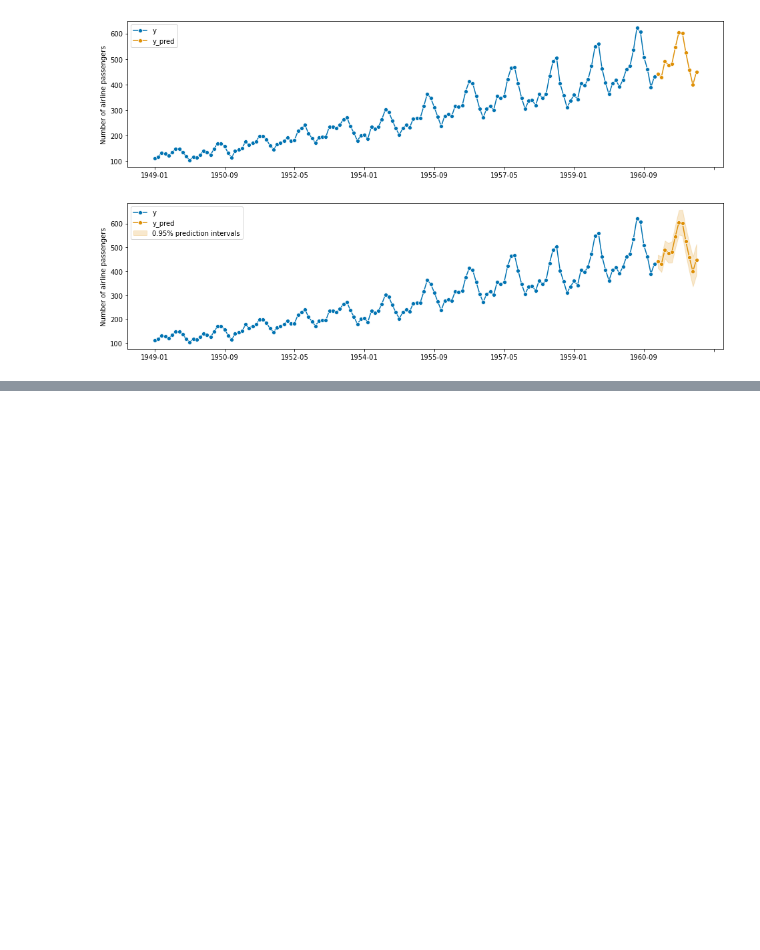
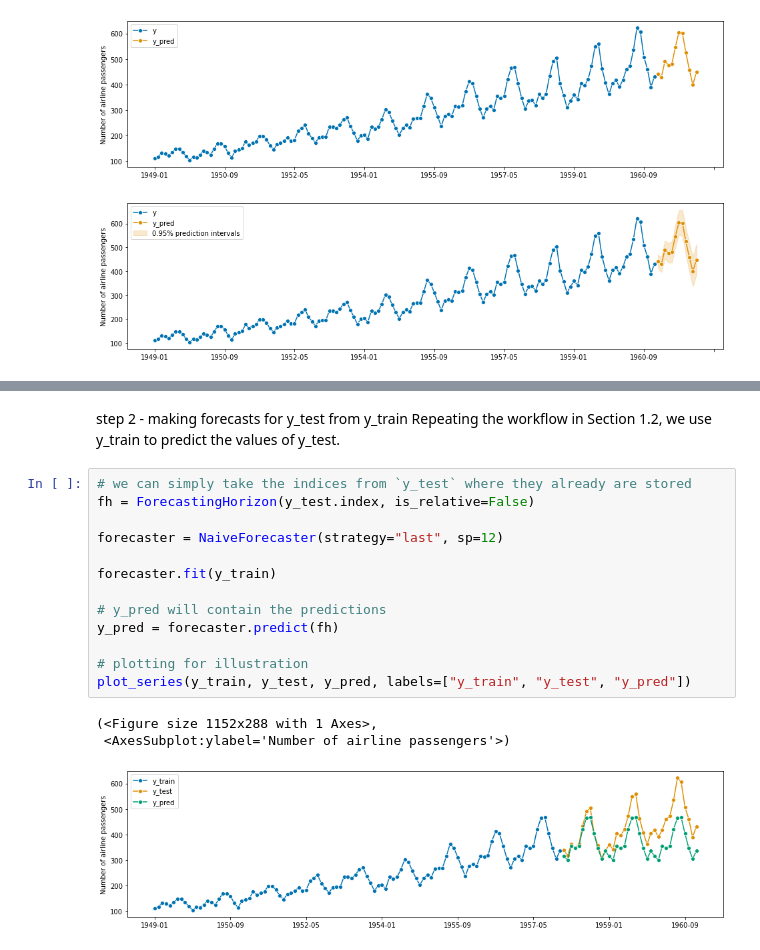
Before and after one commit to TNTran92/sktime, a Jupyter notebook: introduction_to_sktime/01 - Basic Forecasting Workflow.ipynb, the cells around one changed output, grey strips where cells are left out. Saved outputs shown, nothing was run; the diff lists cells and outputs as text; blank space fills up the shorter version.

```diff
--- a/introduction_to_sktime/01 - Basic Forecasting Workflow.ipynb
+++ b/introduction_to_sktime/01 - Basic Forecasting Workflow.ipynb
@@ -322,0 +359,20 @@ ax.legend();
+# %% [markdown]
+step 2 - making forecasts for y_test from y_train
+Repeating the workflow in Section 1.2, we use y_train to predict the values of y_test.
+# %%
+# we can simply take the indices from `y_test` where they already are stored
+fh = ForecastingHorizon(y_test.index, is_relative=False)
+
+forecaster = NaiveForecaster(strategy="last", sp=12)
+
+forecaster.fit(y_train)
+
+# y_pred will contain the predictions
+y_pred = forecaster.predict(fh)
+
+# plotting for illustration
+plot_series(y_train, y_test, y_pred, labels=["y_train", "y_test", "y_pred"])
+# %% [output]
+(<Figure size 1152x288 with 1 Axes>,
+ <AxesSubplot:ylabel='Number of airline passengers'>)
+[figure, added]
```
Also changed, not shown: parts of 9 cells of this notebook, 1 other file.
